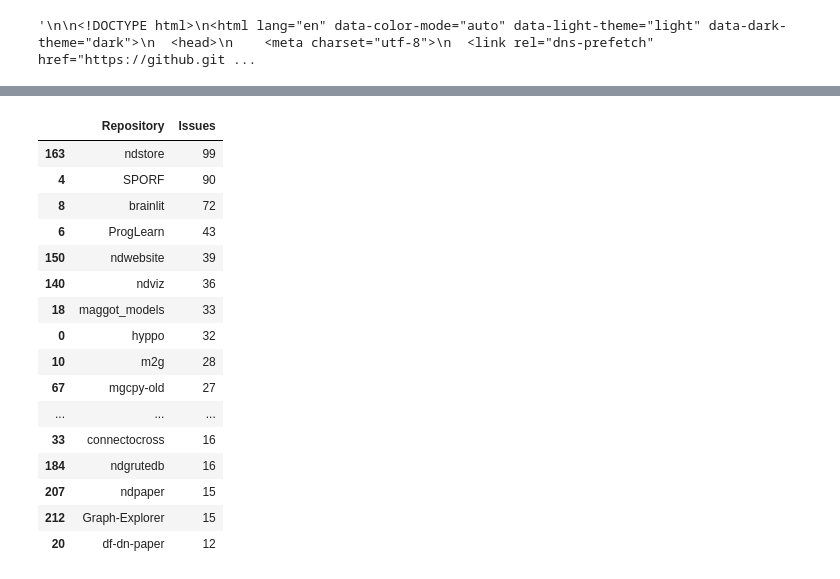
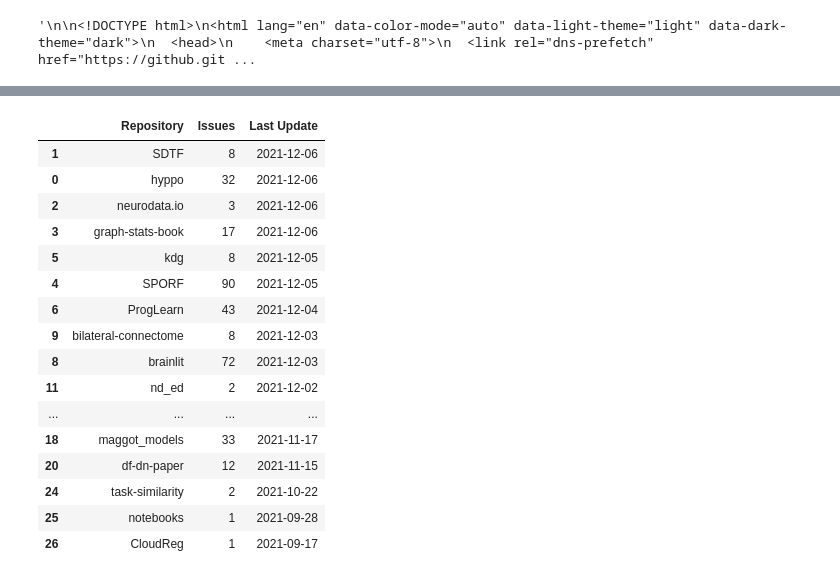
Before and after one commit to jshinm/web-scrapper, a Jupyter notebook: web-scrapper.ipynb, the cells around one changed output, grey strips where cells are left out. Cells and saved outputs as stored; diff of their text form; code cells hidden in the pictures.

```diff
--- a/web-scrapper.ipynb
+++ b/web-scrapper.ipynb
@@ -43,9 +43,18 @@ for d in data:
         idx = re.search('href="/neurodata/.*/issues', d).span()
         key = d[idx[0]:idx[1]]
         tmp = d[idx[0]:idx[0]+rl]
-        # print(tmp)
-        tmp_loc = tmp.find('\n</a>\n')
-        dat.append((re.split('/', key)[2], (int(tmp[tmp_loc-3:tmp_loc]))))
+        word = '\n</a>\n'
+        tmp_loc = tmp.find(word)
+        tmp_dat = [re.split('/', key)[2], (int(tmp[tmp_loc-3:tmp_loc]))]
+        # 2021-12-06T21:22:52Z" class="no-wrap" title="Dec 6, 2021, 4:22 PM EST">12 hours ago</relative-time>
+
+        tmp = d[idx[0]:idx[0]+rl*10]
+        word = '<relative-time datetime="'
+        tmp_loc = tmp.find(word)
+        l = tmp_loc+len(word)
+        tmp_dat.append(tmp[l:l+10])
+        dat.append(tmp_dat)
+
         d = d[idx[0]+rl:]
 # %%
 len(dat), dat[:30]
@@ -70,4 +79,4 @@ len(dat), dat[:30]
 # %%
-df = pd.DataFrame(data=dat, columns=['Repository', 'Issues'])
+df = pd.DataFrame(data=dat, columns=['Repository', 'Issues', 'Last Update'])
 df.head(20)
 # %% [output]
@@ -90,0 +100,3 @@ df.head(20)
+# %%
+df['Last Update'] = pd.to_datetime(df['Last Update'])
+df.info()
@@ -91,24 +114,27 @@ df.head(20)
 # %%
 sorted_df = df.sort_values(by='Issues', ascending=False)
+sorted_df = sorted_df.sort_values(by='Last Update', ascending=False)
+sorted_df = sorted_df.query('Issues > 0')
+sorted_df = sorted_df[sorted_df['Last Update'] > '2021-09-01']
 sorted_df.head(20)
 # %% [output]
-|  | Repository | Issues |
-| 163 | ndstore | 99 |
-| 4 | SPORF | 90 |
-| 8 | brainlit | 72 |
-| 6 | ProgLearn | 43 |
-| 150 | ndwebsite | 39 |
-| 140 | ndviz | 36 |
-| 18 | maggot_models | 33 |
-| 0 | hyppo | 32 |
-| 10 | m2g | 28 |
-| 67 | mgcpy-old | 27 |
-| ... | ... | ... |
-| 33 | connectocross | 16 |
-| 184 | ndgrutedb | 16 |
-| 207 | ndpaper | 15 |
-| 212 | Graph-Explorer | 15 |
-| 20 | df-dn-paper | 12 |
+|  | Repository | Issues | Last Update |
+| 1 | SDTF | 8 | 2021-12-06 |
+| 0 | hyppo | 32 | 2021-12-06 |
+| 2 | neurodata.io | 3 | 2021-12-06 |
+| 3 | graph-stats-book | 17 | 2021-12-06 |
+| 5 | kdg | 8 | 2021-12-05 |
+| 4 | SPORF | 90 | 2021-12-05 |
+| 6 | ProgLearn | 43 | 2021-12-04 |
+| 9 | bilateral-connectome | 8 | 2021-12-03 |
+| 8 | brainlit | 72 | 2021-12-03 |
+| 11 | nd_ed | 2 | 2021-12-02 |
+| ... | ... | ... | ... |
+| 18 | maggot_models | 33 | 2021-11-17 |
+| 20 | df-dn-paper | 12 | 2021-11-15 |
+| 24 | task-similarity | 2 | 2021-10-22 |
+| 25 | notebooks | 1 | 2021-09-28 |
+| 26 | CloudReg | 1 | 2021-09-17 |
 # %%
 xlabel = 'Repository'
 ylabel = 'Issues'
```
Also changed, not shown: parts of 4 cells of this notebook.
